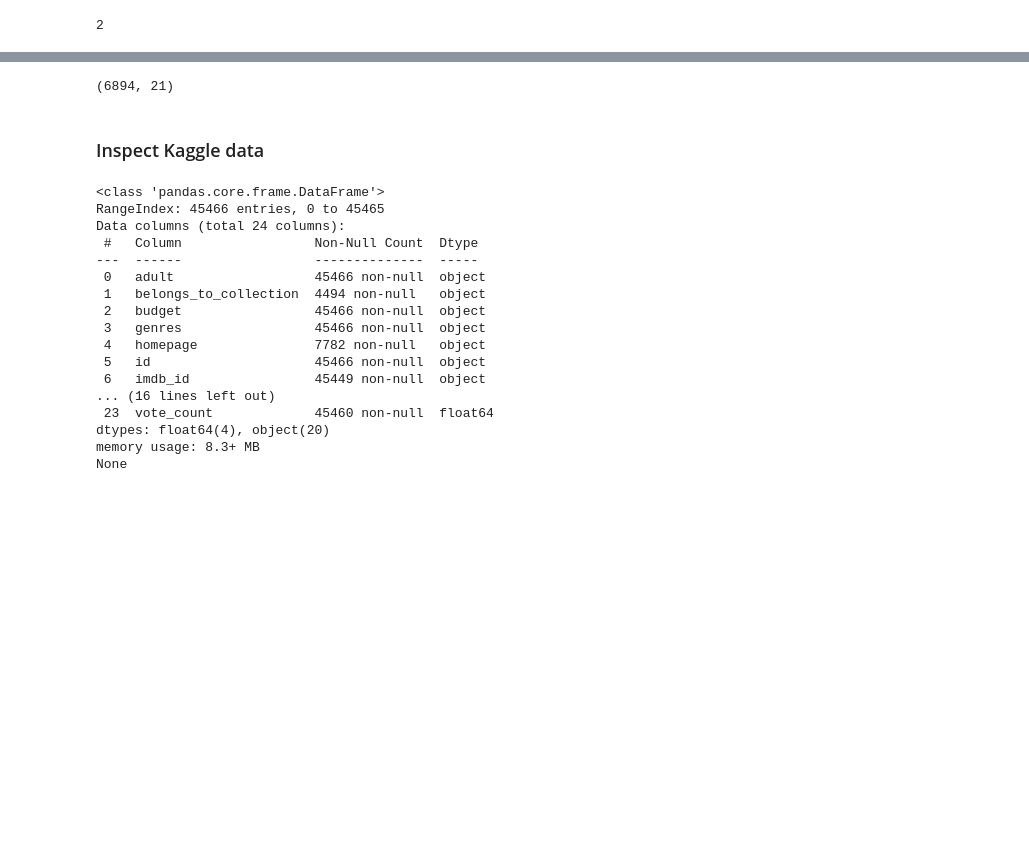
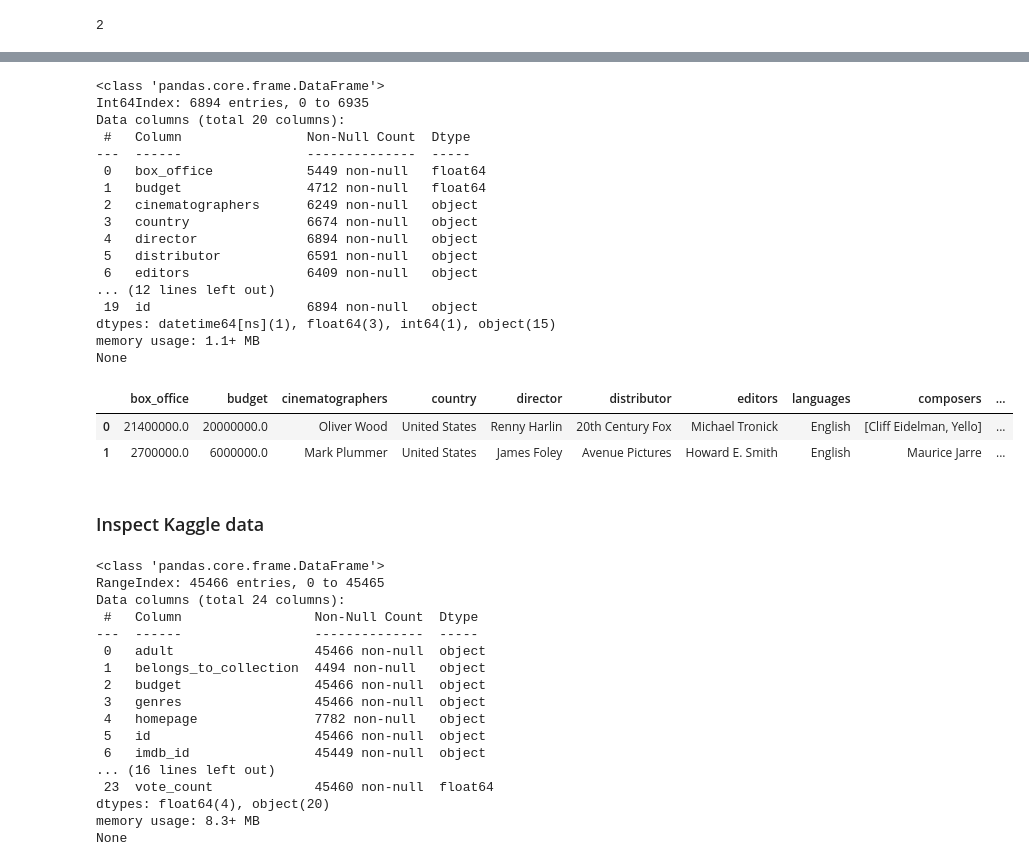
Before and after one commit to tri-bui/sandbox-dbs, a Jupyter notebook: movie-etl/notebooks/1-clean-wiki.ipynb, the cells around one changed output, grey strips where cells are left out. Saved outputs shown, nothing was run; the diff lists cells and outputs as text; code cells hidden in the pictures; blank space fills up the shorter version.

Commit message:
Refactor clean Wikipedia data

```diff
--- a/movie-etl/notebooks/1-clean-wiki.ipynb
+++ b/movie-etl/notebooks/1-clean-wiki.ipynb
@@ -857,19 +853,18 @@ duration_replace_range = duration_to_str.str.strip().str.replace(r'\[\d\]', '',
 # %%
 # Duration formats
-duration_format1 = r'(?:\d\s*[Hh]o?u?r?s?\s*)?\d{1,3}\s*[Mm]'
-duration_format2 = r'\d\s*[Hh]o?u?r?s?|\d{1,2}\s*\:\s*\d{1,2}'
+duration_format1 = r'(?:\d\s*ho?u?r?s?\s*)?\d{1,3}\s*m' # x hours xx m | xxx m
+duration_format2 = r'\d\s*ho?u?r?s?|\d{1,2}\s*\:\s*\d{1,2}' # xx hours | xx : xx
+duration_formats = f'({duration_format1}|{duration_format2})'
 
 # Check formats
-duration_contains1 = duration_replace_range.dropna().str.contains(duration_format1, flags=re.IGNORECASE)
-duration_contains2 = duration_replace_range.dropna().str.contains(duration_format2, flags=re.IGNORECASE)
-duration_to_na = duration_replace_range.dropna()[~duration_contains1 & ~duration_contains2].unique().tolist()
+duration_contains = duration.dropna().str.contains(duration_formats, flags=re.IGNORECASE)
+duration_to_na = duration.dropna()[~duration_contains].unique().tolist()
 duration_to_na
 # %% [output]
 ['varies', 'minutes']
 # %%
 # Replace above values with NaN
-duration_replace_vals = duration_replace_range.copy()
 for val in duration_to_na:
-    duration_replace_vals.replace(val, np.NaN, inplace=True)
-duration_replace_vals.dropna()[~duration_contains1 & ~duration_contains2]
+    duration.replace(val, np.NaN, inplace=True)
+duration.dropna()[~duration_contains]
 # %% [output]
@@ -877,5 +872,4 @@ Series([], Name: Duration, dtype: object)
 # %%
 # Extract duration from string
-duration_clean_str = duration_replace_vals.str.extract(f'({duration_format1}|{duration_format2})',
-                                                       flags=re.IGNORECASE)[0]
-# duration_clean_str.unique().tolist()
+duration = duration.str.extract(duration_formats, flags=re.IGNORECASE)[0]
+# duration.unique().tolist()
@@ -882,24 +894,24 @@ duration_clean_str = duration_replace_vals.str.extract(f'({duration_format1}|{du
 # %%
 def parse_duration(s):
 
-    ''' Convert duration string to integer '''
+    """ Convert duration string to integer """
 
-    # Null check
+    # Check if the input is NaN or already a float
     if isinstance(s, float):
         return s
 
     # Remove seconds
     s = re.sub(r'\:\s*\d{1,2}', '', s)
 
-    # Remove m and spaces
+    # Remove "m" and spaces
     s = re.sub(r'm|\s*', '', s, flags=re.IGNORECASE)
 
     # Convert to int
     match = re.search(r'(\d)(ho?u?r?s?)(\d\d?)?', s, flags=re.IGNORECASE)
     if match: # if time is in hours
-        i = int(match.group(1)) * 60
+        i = int(match.group(1)) * 60 # hours to minutes
         if match.group(3):
-            i += int(match.group(3))
+            i += int(match.group(3)) # add minutes
     else: # if time is in minutes
         i = int(s)
 
@@ -907,7 +919,7 @@ def parse_duration(s):
 
 
 # Convert duration to integer type
-duration_to_int = duration_clean_str.apply(parse_duration)
-duration_to_int.isnull().sum()
+wmovies_clean_df['duration'] = duration.apply(parse_duration)
+wmovies_clean_df['duration'].isnull().sum()
 # %% [output]
 2
@@ -942,8 +926,28 @@ None
-# %%
-wiki_movies_df = wiki_recast_duration_df.copy()
-wiki_movies_df.shape
-# %% [output]
-(6894, 21)
+# %%
+# Inspect Wikipedia data
+print(wmovies_clean_df.info())
+wmovies_clean_df.head(2)
+# %% [output]
+<class 'pandas.core.frame.DataFrame'>
+Int64Index: 6894 entries, 0 to 6935
+Data columns (total 20 columns):
+ #   Column                Non-Null Count  Dtype
+---  ------                --------------  -----
+ 0   box_office            5449 non-null   float64
+ 1   budget                4712 non-null   float64
+ 2   cinematographers      6249 non-null   object
+ 3   country               6674 non-null   object
+ 4   director              6894 non-null   object
+ 5   distributor           6591 non-null   object
+ 6   editors               6409 non-null   object
+... (12 lines left out)
+ 19  id                    6894 non-null   object
+dtypes: datetime64[ns](1), float64(3), int64(1), object(15)
+memory usage: 1.1+ MB
+None
+|  | box_office | budget | cinematographers | country | director | distributor | editors | languages | composers | ... |
+| 0 | 21400000.0 | 20000000.0 | Oliver Wood | United States | Renny Harlin | 20th Century Fox | Michael Tronick | English | [Cliff Eidelman, Yello] | ... |
+| 1 | 2700000.0 | 6000000.0 | Mark Plummer | United States | James Foley | Avenue Pictures | Howard E. Smith | English | Maurice Jarre | ... |
 # %% [markdown]
 ### Inspect Kaggle data
 # %%
```
Also changed, not shown: parts of 14 cells of this notebook.
